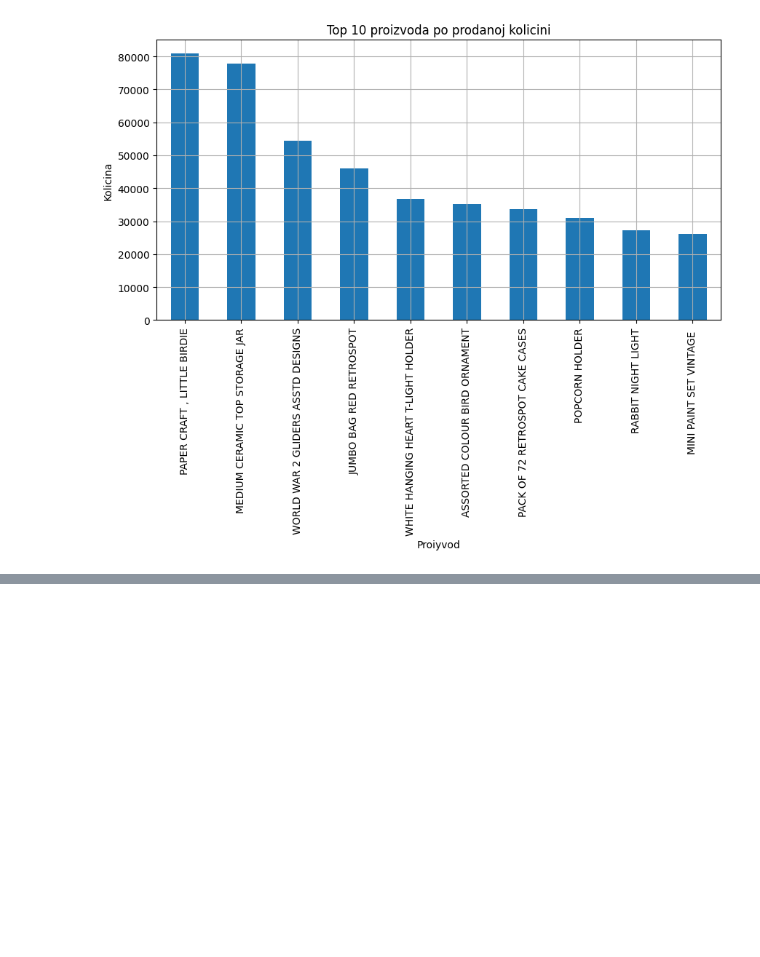
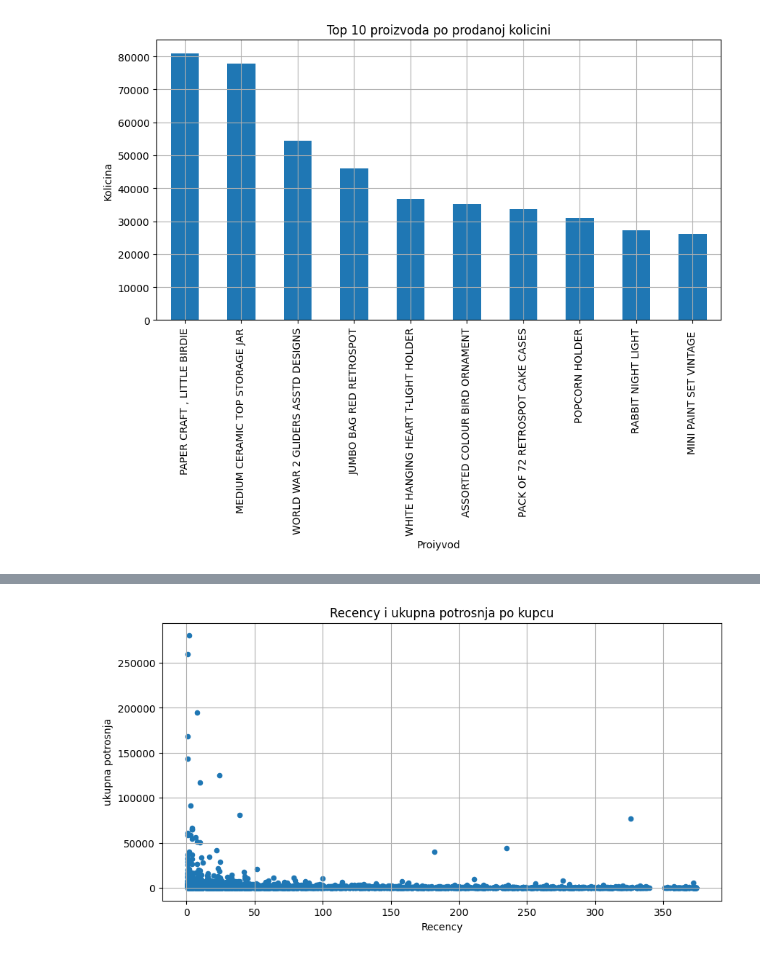
Before and after one commit to python-developer-algebra-klujic/pyds-ponavljanje, a Jupyter notebook: Final project - Online Retail Store.ipynb, the cells around one changed output, grey strips where cells are left out. Saved outputs shown, nothing was run; the diff lists cells and outputs as text; code cells hidden in the pictures; blank space fills up the shorter version.

```diff
--- a/Final project - Online Retail Store.ipynb
+++ b/Final project - Online Retail Store.ipynb
@@ -296,0 +376,14 @@ plt.show()
+# %%
+df_customer.plot(
+    kind='scatter',
+    x='recency',
+    y='monetary',
+    figsize=(10, 5),
+    title='Recency i ukupna potrosnja po kupcu'
+)
+
+plt.xlabel('Recency')
+plt.ylabel('ukupna potrosnja')
+plt.grid(True)
+# %% [output]
+[figure, added]
```
Also changed, not shown: parts of 16 cells of this notebook.
